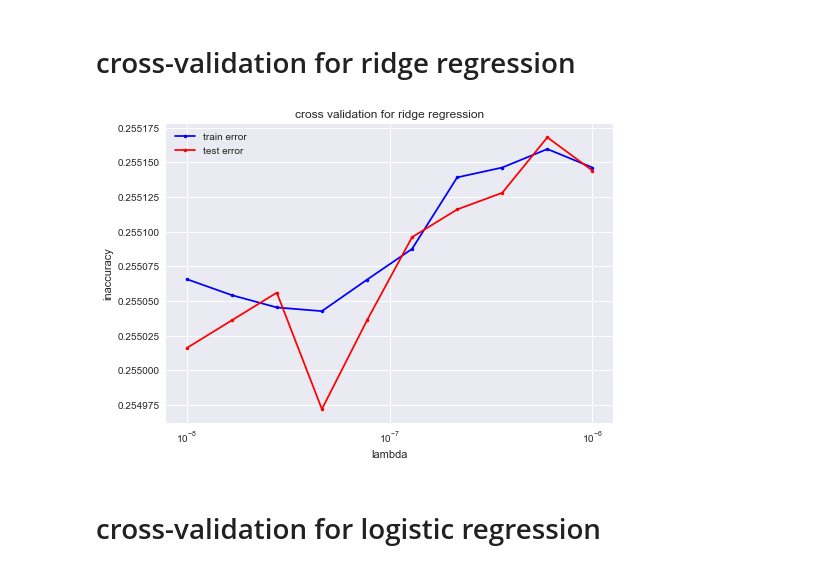
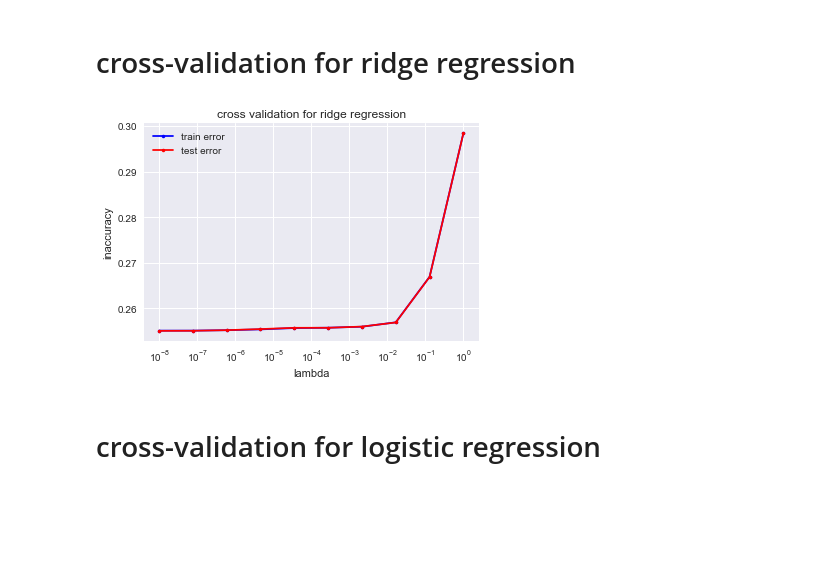
Before and after one commit to inverniz/ML_project, a Jupyter notebook: scripts/Baseline_testing.ipynb, the cells around one changed output. Drawn from its saved outputs; the diff is of its cells as text; code cells hidden in the pictures; blank space fills up the shorter version.

```diff
--- a/scripts/Baseline_testing.ipynb
+++ b/scripts/Baseline_testing.ipynb
@@ -29,7 +29,7 @@ Loading BokehJS ...
 y, x, ids = load_csv_data('data/train.csv')
 labels = np.array(np.genfromtxt('data/train.csv', delimiter=",", names=True).dtype.names[2:])
 # %%
-def cross_validation_visualization(lambds, mse_tr, mse_te, xlabel, ylabel, title):
+def cross_validation_visualization(lambds, mse_tr, mse_te, xlabel, ylabel, title, filename):
     """visualization the curves of mse_tr and mse_te."""
     fig = plt.figure()
     plt.semilogx(lambds, mse_tr, marker=".", color='b', label='train error')
@@ -39,7 +39,7 @@ def cross_validation_visualization(lambds, mse_tr, mse_te, xlabel, ylabel, title
     plt.title(title)
     plt.legend(loc=2)
     plt.grid(True)
-    fig.savefig(title, bbox_inches='tight')
+    fig.savefig(filename, bbox_inches='tight')
 # %% [markdown]
 # cross-validation for least squares with gradient descent
 # %%
@@ -77,16 +78,16 @@ print(rmse_tr_, rmse_te_)
 # %% [markdown]
 # cross-validation for ridge regression
 # %%
-lambdas = np.logspace(-8,-6,10)
+lambdas = np.logspace(-8,0,10)
 rmse_tr = []
 rmse_te = []
 for lambda_ in lambdas:
     rmse_tr_, rmse_te_ = cross_validation(y, x, 10, ridge_regression, accuracy, {'lambda_': lambda_}, seed=5)
     rmse_tr.append(rmse_tr_)
     rmse_te.append(rmse_te_)
-cross_validation_visualization(lambdas, rmse_tr, rmse_te, "lambda", "inaccuracy", "cross validation for ridge regression")
+cross_validation_visualization(lambdas, rmse_tr, rmse_te, "lambda", "inaccuracy", "cross validation for ridge regression", "cross_validation_ridge_regression.png")
 # %% [output]
-[figure, old version]
+[figure, new version]
 # %% [markdown]
 # cross-validation for logistic regression
 # %%
```
Also changed, not shown: parts of 5 cells of this notebook, 1 other file.
